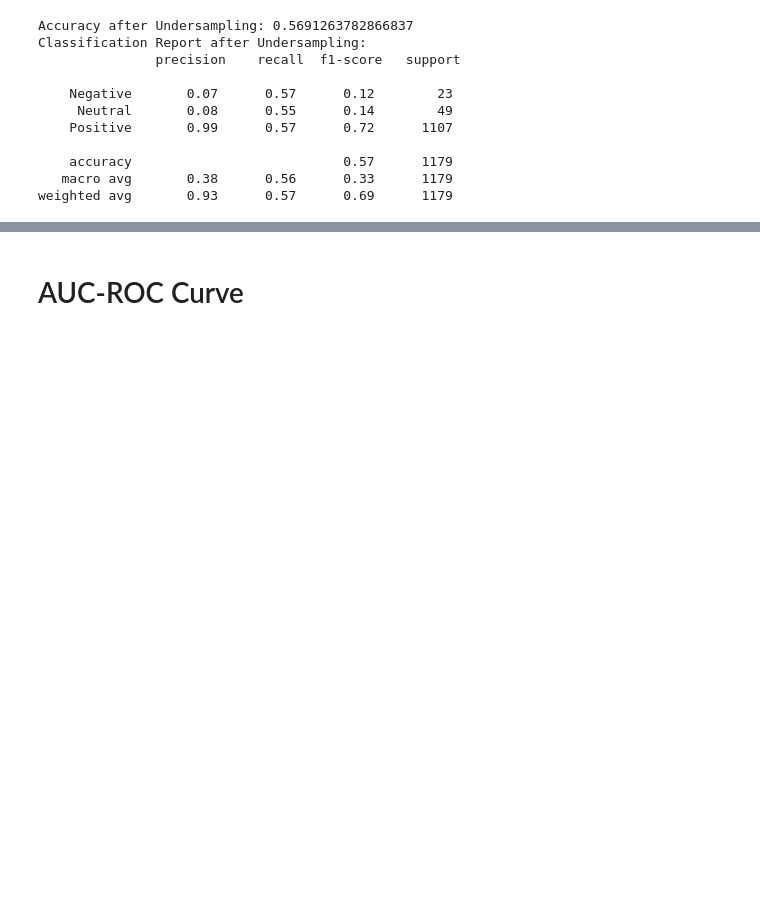
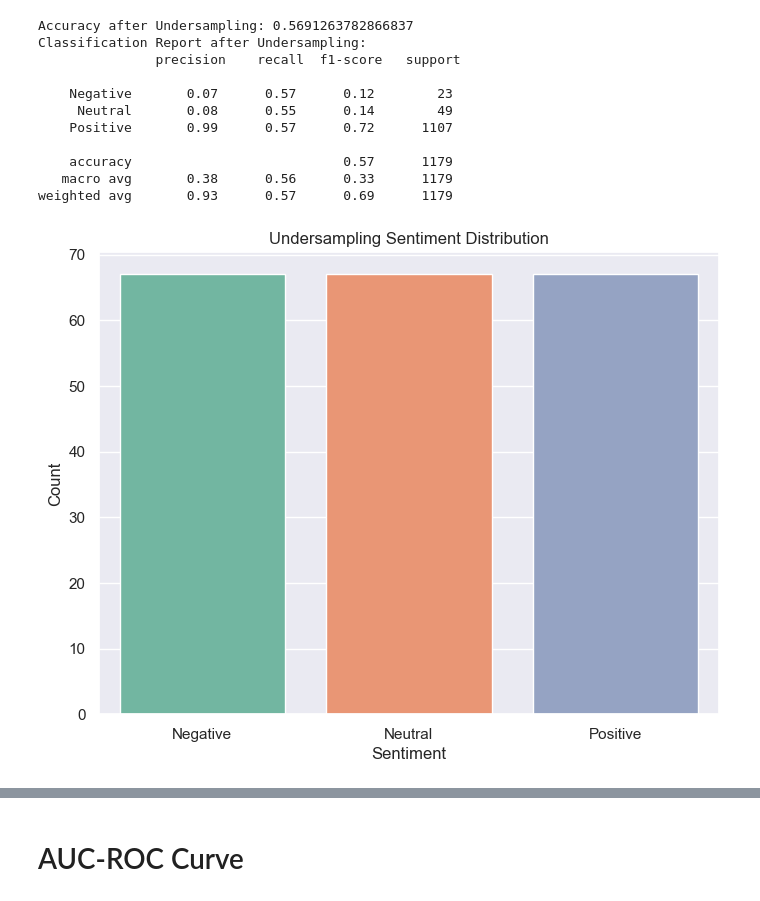
Before and after one commit to analysis86/Capstone-E-commerce, a Jupyter notebook: Jupyter Notebook/ Task 1 & 2_Class Imbalance Problem.ipynb, the cells around one changed output, grey strips where cells are left out. Saved outputs shown, nothing was run; the diff lists cells and outputs as text; code cells hidden in the pictures; blank space fills up the shorter version.

```diff
--- a/Jupyter Notebook/ Task 1 & 2_Class Imbalance Problem.ipynb
+++ b/Jupyter Notebook/ Task 1 & 2_Class Imbalance Problem.ipynb
@@ -418,18 +529,10 @@ weighted avg       0.92      0.85      0.88      1179
+# %%
+# Train the Naive Bayes classifier on the undersampled data
+mnb_classifier.fit(X_train_under, y_train_under)
+
+# Predict on the test set
+y_pred_under = mnb_classifier.predict(X_test)
 # %%
-from imblearn.under_sampling import RandomUnderSampler
-
-# Initialize undersampler
-undersampler = RandomUnderSampler(random_state=42)
-
-# Apply undersampling to the training data
-X_train_under, y_train_under = undersampler.fit_resample(X_train, y_train)
-
-# Train the Naive Bayes classifier on the undersampled data
-nb_classifier.fit(X_train_under, y_train_under)
-
-# Predict on the test set
-y_pred_under = nb_classifier.predict(X_test)
-
 # Evaluate the model performance after undersampling
 print("Accuracy after Undersampling:", accuracy_score(y_test, y_pred_under))
 print("Classification Report after Undersampling:\n", classification_report(y_test, y_pred_under))
@@ -445,3 +548,13 @@ Classification Report after Undersampling:
     accuracy                           0.57      1179
    macro avg       0.38      0.56      0.33      1179
 weighted avg       0.93      0.57      0.69      1179
+# %%
+# Visualize the New distribution of sentiments after undersampling
+plt.figure(figsize=(8,6))
+sns.countplot(x=y_train_under, palette='Set2')
+plt.title('Undersampling Sentiment Distribution')
+plt.xlabel('Sentiment')
+plt.ylabel('Count')
+plt.show()
+# %% [output]
+[figure, added]
```
Also changed, not shown: parts of 192 cells of this notebook.
